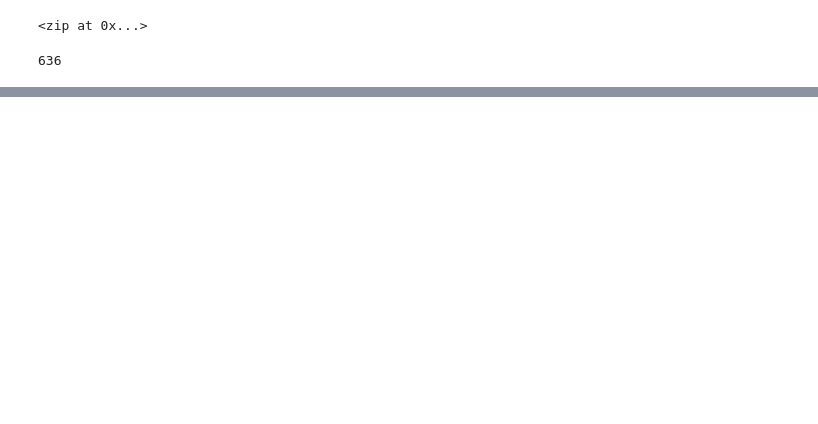
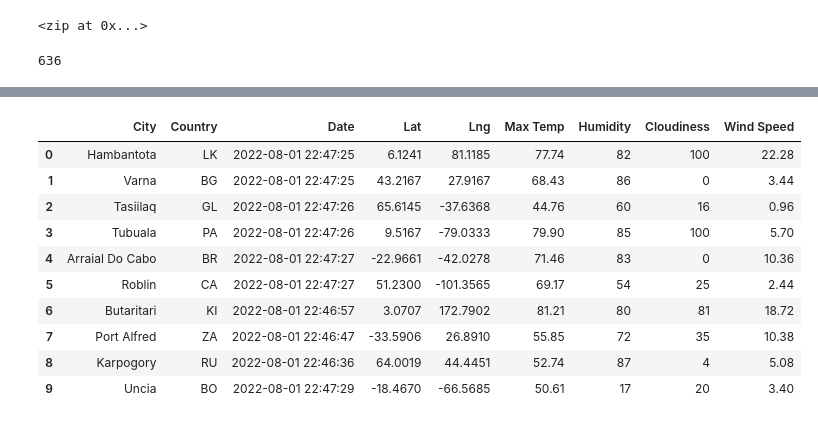
Before and after one commit to CBrew913/world_weather_analysis, a Jupyter notebook: WeatherPy.ipynb, the cells around one changed output, grey strips where cells are left out. Cells and saved outputs as stored; diff of their text form; code cells hidden in the pictures; blank space fills up the shorter version.

Commit message:
Updating .gitignore and WeatherPy files.

```diff
--- a/WeatherPy.ipynb
+++ b/WeatherPy.ipynb
@@ -7,3 +11,6 @@ from citipy import citipy
+# %%
+# Building API URL
+url = "https://api.openweathermap.org/data/2.5/weather?units=Imperial&appid=" + weather_api_key
 # %%
 # Compiling a list of random latitudes and longitudes
 lats = np.random.uniform(low = -90.000, high = 90.000, size = 1500)
@@ -28,0 +108,3 @@ print(len(cities))
+# %%
+city_data_df = pd.DataFrame(city_data)
+city_data_df.head()
@@ -28,0 +118,17 @@ print(len(cities))
+# %%
+new_column_order = ["City", "Country", "Date", "Lat", "Lng", "Max Temp", "Humidity", "Cloudiness", "Wind Speed"]
+city_data_df = city_data_df[new_column_order]
+
+city_data_df.head(10)
+# %% [output]
+|  | City | Country | Date | Lat | Lng | Max Temp | Humidity | Cloudiness | Wind Speed |
+| 0 | Hambantota | LK | 2022-08-01 22:47:25 | 6.1241 | 81.1185 | 77.74 | 82 | 100 | 22.28 |
+| 1 | Varna | BG | 2022-08-01 22:47:25 | 43.2167 | 27.9167 | 68.43 | 86 | 0 | 3.44 |
+| 2 | Tasiilaq | GL | 2022-08-01 22:47:26 | 65.6145 | -37.6368 | 44.76 | 60 | 16 | 0.96 |
+| 3 | Tubuala | PA | 2022-08-01 22:47:26 | 9.5167 | -79.0333 | 79.90 | 85 | 100 | 5.70 |
+| 4 | Arraial Do Cabo | BR | 2022-08-01 22:47:27 | -22.9661 | -42.0278 | 71.46 | 83 | 0 | 10.36 |
+| 5 | Roblin | CA | 2022-08-01 22:47:27 | 51.2300 | -101.3565 | 69.17 | 54 | 25 | 2.44 |
+| 6 | Butaritari | KI | 2022-08-01 22:46:57 | 3.0707 | 172.7902 | 81.21 | 80 | 81 | 18.72 |
+| 7 | Port Alfred | ZA | 2022-08-01 22:46:47 | -33.5906 | 26.8910 | 55.85 | 72 | 35 | 10.38 |
+| 8 | Karpogory | RU | 2022-08-01 22:46:36 | 64.0019 | 44.4451 | 52.74 | 87 | 4 | 5.08 |
+| 9 | Uncia | BO | 2022-08-01 22:47:29 | -18.4670 | -66.5685 | 50.61 | 17 | 20 | 3.40 |
```
Also changed, not shown: parts of 5 cells of this notebook, 1 other file.
